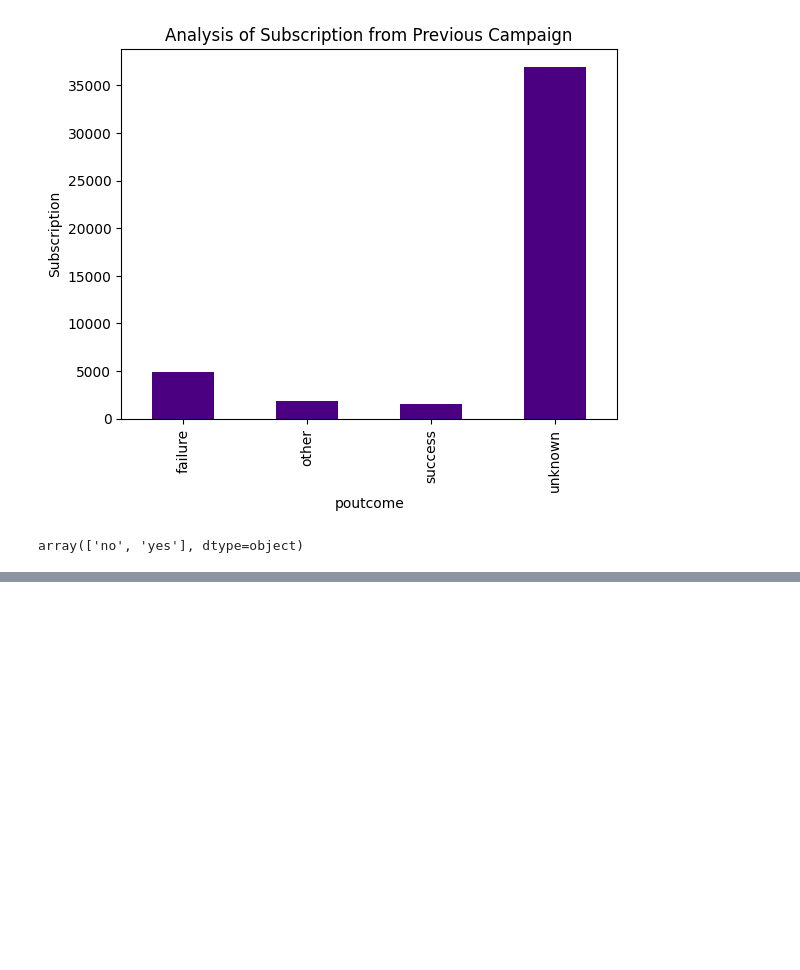
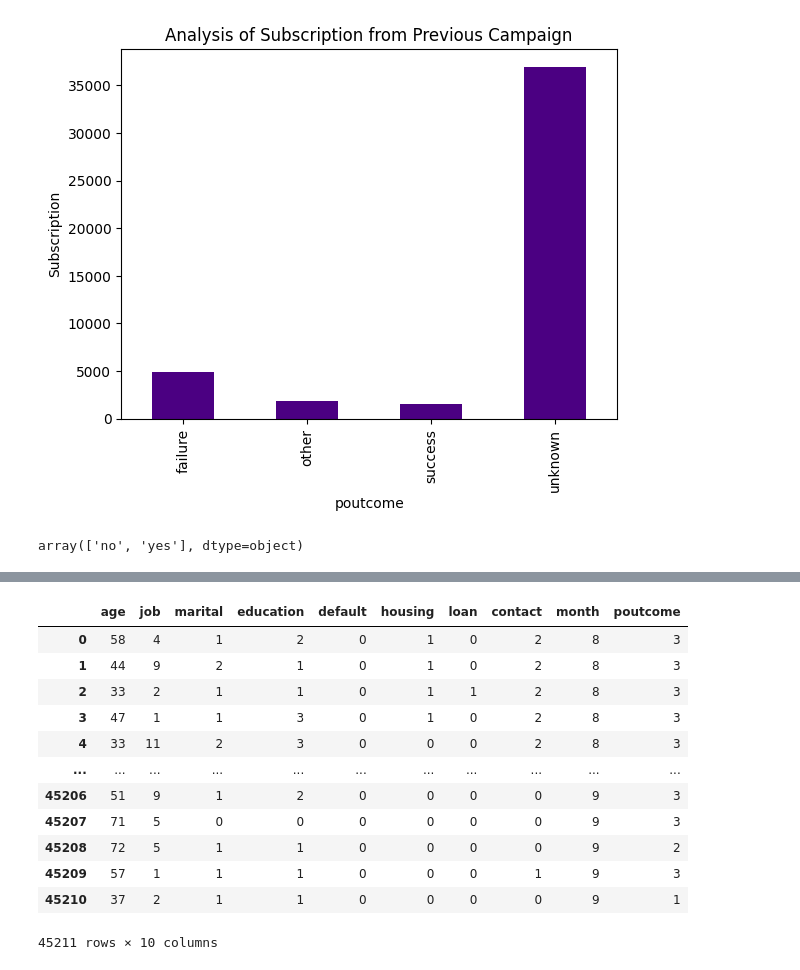
Before and after one commit to dhanishgb/DhanishtaBabooramHackathon1-143, a Jupyter notebook: BankCampaign Data Analysis.ipynb, the cells around one changed output, grey strips where cells are left out. Drawn from its saved outputs; the diff is of its cells as text; code cells hidden in the pictures; blank space fills up the shorter version.

```diff
--- a/BankCampaign Data Analysis.ipynb
+++ b/BankCampaign Data Analysis.ipynb
@@ -419,0 +455,39 @@ array(['no', 'yes'], dtype=object)
+# %%
+# Encode other classes/columns
+
+marital_encoder=LabelEncoder()
+marital_encoder.fit(df['marital'])
+df['marital']=marital_encoder.fit_transform(df['marital'])
+
+education_encoder=LabelEncoder()
+education_encoder.fit(df['education'])
+df['education']=education_encoder.fit_transform(df['education'])
+
+default_encoder=LabelEncoder()
+default_encoder.fit(df['default'])
+df['default']=default_encoder.fit_transform(df['default'])
+
+housing_encoder=LabelEncoder()
+housing_encoder.fit(df['housing'])
+df['housing']=housing_encoder.fit_transform(df['housing'])
+
+loan_encoder=LabelEncoder()
+loan_encoder.fit(df['loan'])
+df['loan']=loan_encoder.fit_transform(df['loan'])
+
+contact_encoder=LabelEncoder()
+contact_encoder.fit(df['contact'])
+df['contact']=contact_encoder.fit_transform(df['contact'])
+
+month_encoder=LabelEncoder()
+month_encoder.fit(df['month'])
+df['month']=month_encoder.fit_transform(df['month'])
+
+poutcome_encoder=LabelEncoder()
+poutcome_encoder.fit(df['poutcome'])
+df['poutcome']=poutcome_encoder.fit_transform(df['poutcome'])
+
+y_encoder=LabelEncoder()
+y_encoder.fit(df['y'])
+df['y']=y_encoder.fit_transform(df['y'])
+df.head()
@@ -419,0 +501,19 @@ array(['no', 'yes'], dtype=object)
+# %%
+X=df[['age','job','marital','education','default','housing','loan','contact','month','poutcome']]
+Y=df['y']
+# %%
+X
+# %% [output]
+|  | age | job | marital | education | default | housing | loan | contact | month | poutcome |
+| 0 | 58 | 4 | 1 | 2 | 0 | 1 | 0 | 2 | 8 | 3 |
+| 1 | 44 | 9 | 2 | 1 | 0 | 1 | 0 | 2 | 8 | 3 |
+| 2 | 33 | 2 | 1 | 1 | 0 | 1 | 1 | 2 | 8 | 3 |
+| 3 | 47 | 1 | 1 | 3 | 0 | 1 | 0 | 2 | 8 | 3 |
+| 4 | 33 | 11 | 2 | 3 | 0 | 0 | 0 | 2 | 8 | 3 |
+| ... | ... | ... | ... | ... | ... | ... | ... | ... | ... | ... |
+| 45206 | 51 | 9 | 1 | 2 | 0 | 0 | 0 | 0 | 9 | 3 |
+| 45207 | 71 | 5 | 0 | 0 | 0 | 0 | 0 | 0 | 9 | 3 |
+| 45208 | 72 | 5 | 1 | 1 | 0 | 0 | 0 | 0 | 9 | 2 |
+| 45209 | 57 | 1 | 1 | 1 | 0 | 0 | 0 | 1 | 9 | 3 |
+| 45210 | 37 | 2 | 1 | 1 | 0 | 0 | 0 | 0 | 9 | 1 |
+45211 rows × 10 columns
```
Also changed, not shown: parts of 13 cells of this notebook.
